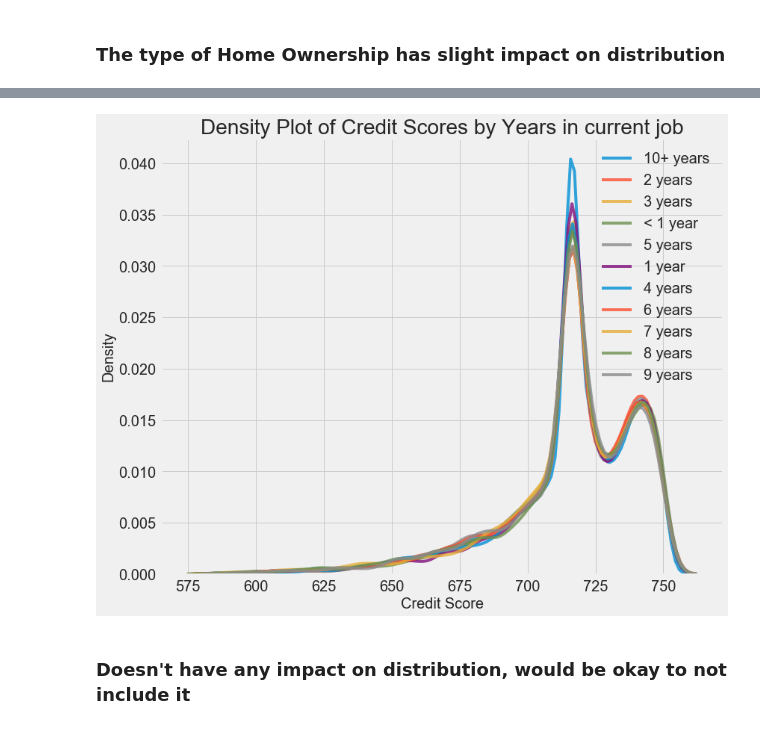
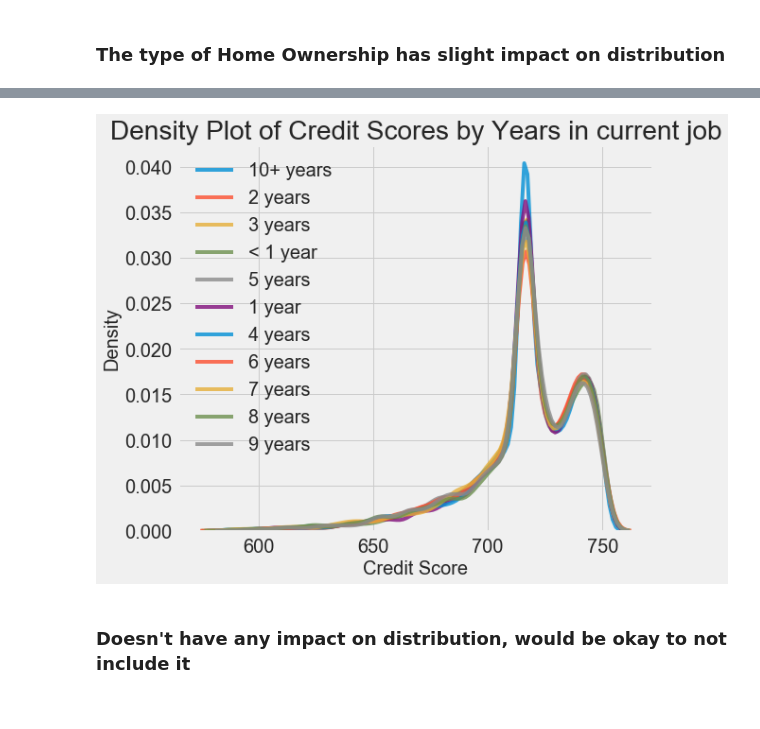
Before and after one commit to sqbislam/Credit-Scoring-Model-, a Jupyter notebook: Credit Scoring (Part 1).ipynb, the cells around one changed output, grey strips where cells are left out. Cells and saved outputs as stored; diff of their text form; code cells hidden in the pictures.

```diff
--- a/Credit Scoring (Part 1).ipynb
+++ b/Credit Scoring (Part 1).ipynb
@@ -481,22 +455,22 @@ types = types['Years in current job'].value_counts()
 types = list(types[types.values > 100].index)
 # %%
 # Plot of distribution of Scores for each category
-figsize(12, 10)
+figsize=(12, 10)
 
 # Plot each category
 for b_type in types:
     # Select the category type
     subset = raw_df[raw_df['Years in current job'] == b_type]
 
     # Density plot of scores
     sns.kdeplot(subset['Credit Score'],
                label = b_type, shade = False, alpha = 0.8);
 
 # label the plot
 plt.xlabel('Credit Score', size = 20); plt.ylabel('Density', size = 20);
 plt.title('Density Plot of Credit Scores by Years in current job', size = 28);
 # %% [output]
-[figure, old version]
+[figure, new version]
 # %% [markdown]
 ### Doesn't have any impact on distribution, would be okay to not include it
 # %% [markdown]
```
Also changed, not shown: parts of 42 cells of this notebook, 33 other files.
